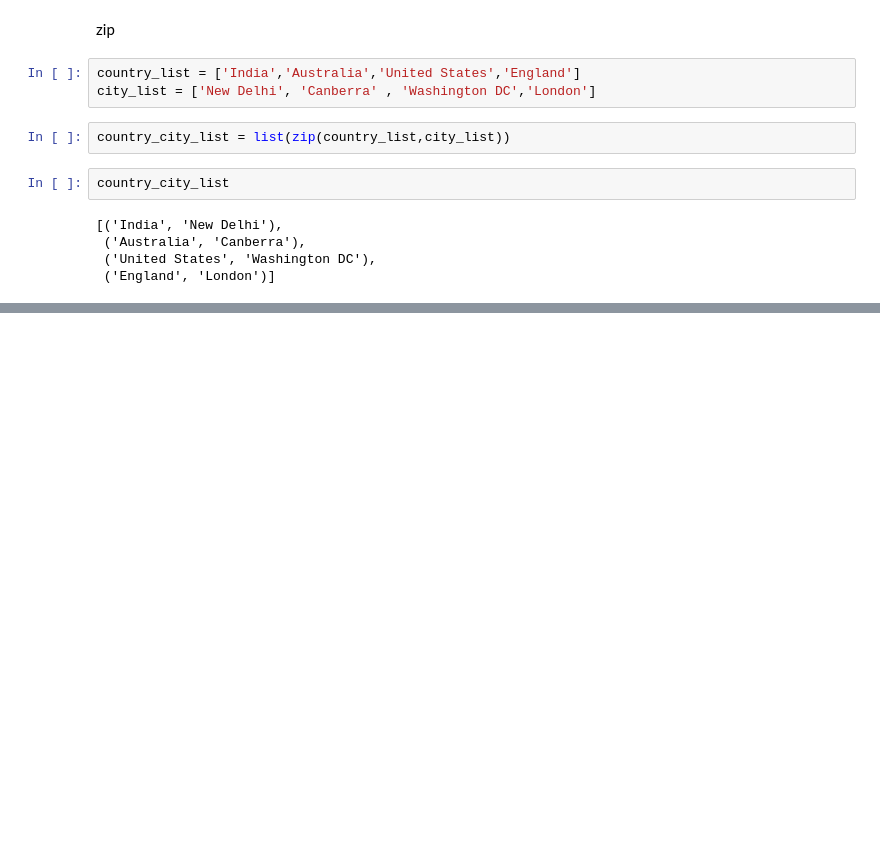
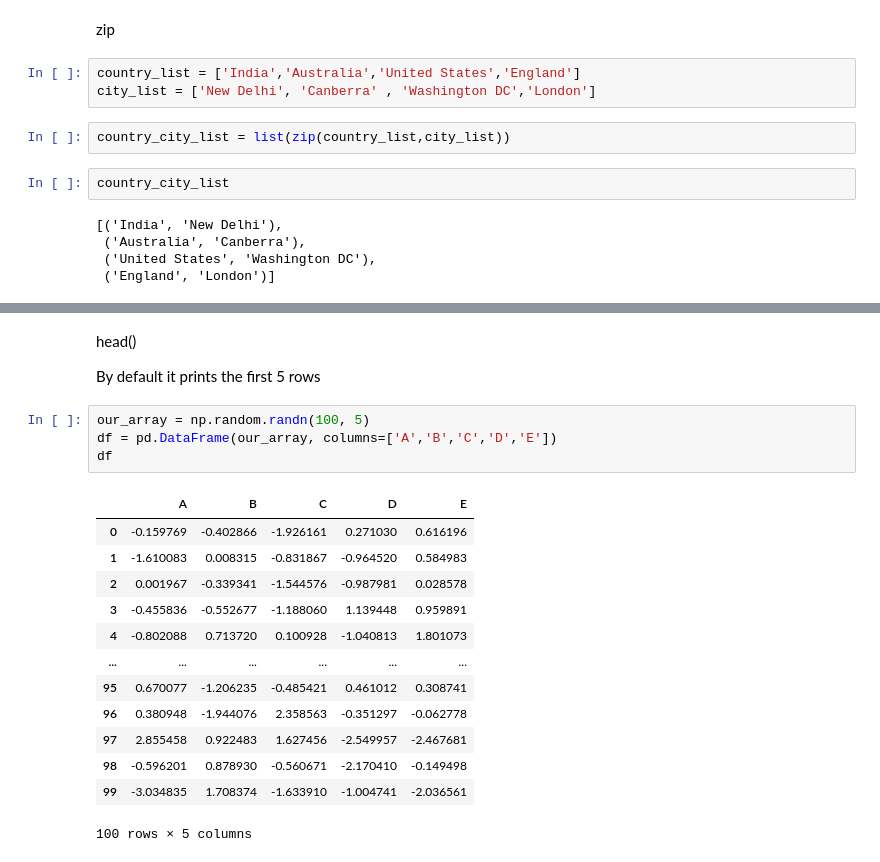
Before and after one commit to khalilkhan1111/python_practice, a Jupyter notebook: python_practice.ipynb, the cells around one changed output, grey strips where cells are left out. Saved outputs shown, nothing was run; the diff lists cells and outputs as text; blank space fills up the shorter version.

```diff
--- a/python_practice.ipynb
+++ b/python_practice.ipynb
@@ -378,0 +645,22 @@ country_city_list
+# %% [markdown]
+head()
+
+By default it prints the first 5 rows
+# %%
+our_array = np.random.randn(100, 5)
+df = pd.DataFrame(our_array, columns=['A','B','C','D','E'])
+df
+# %% [output]
+|  | A | B | C | D | E |
+| 0 | -0.159769 | -0.402866 | -1.926161 | 0.271030 | 0.616196 |
+| 1 | -1.610083 | 0.008315 | -0.831867 | -0.964520 | 0.584983 |
+| 2 | 0.001967 | -0.339341 | -1.544576 | -0.987981 | 0.028578 |
+| 3 | -0.455836 | -0.552677 | -1.188060 | 1.139448 | 0.959891 |
+| 4 | -0.802088 | 0.713720 | 0.100928 | -1.040813 | 1.801073 |
+| ... | ... | ... | ... | ... | ... |
+| 95 | 0.670077 | -1.206235 | -0.485421 | 0.461012 | 0.308741 |
+| 96 | 0.380948 | -1.944076 | 2.358563 | -0.351297 | -0.062778 |
+| 97 | 2.855458 | 0.922483 | 1.627456 | -2.549957 | -2.467681 |
+| 98 | -0.596201 | 0.878930 | -0.560671 | -2.170410 | -0.149498 |
+| 99 | -3.034835 | 1.708374 | -1.633910 | -1.004741 | -2.036561 |
+100 rows × 5 columns
```
Also changed, not shown: parts of 48 cells of this notebook.
